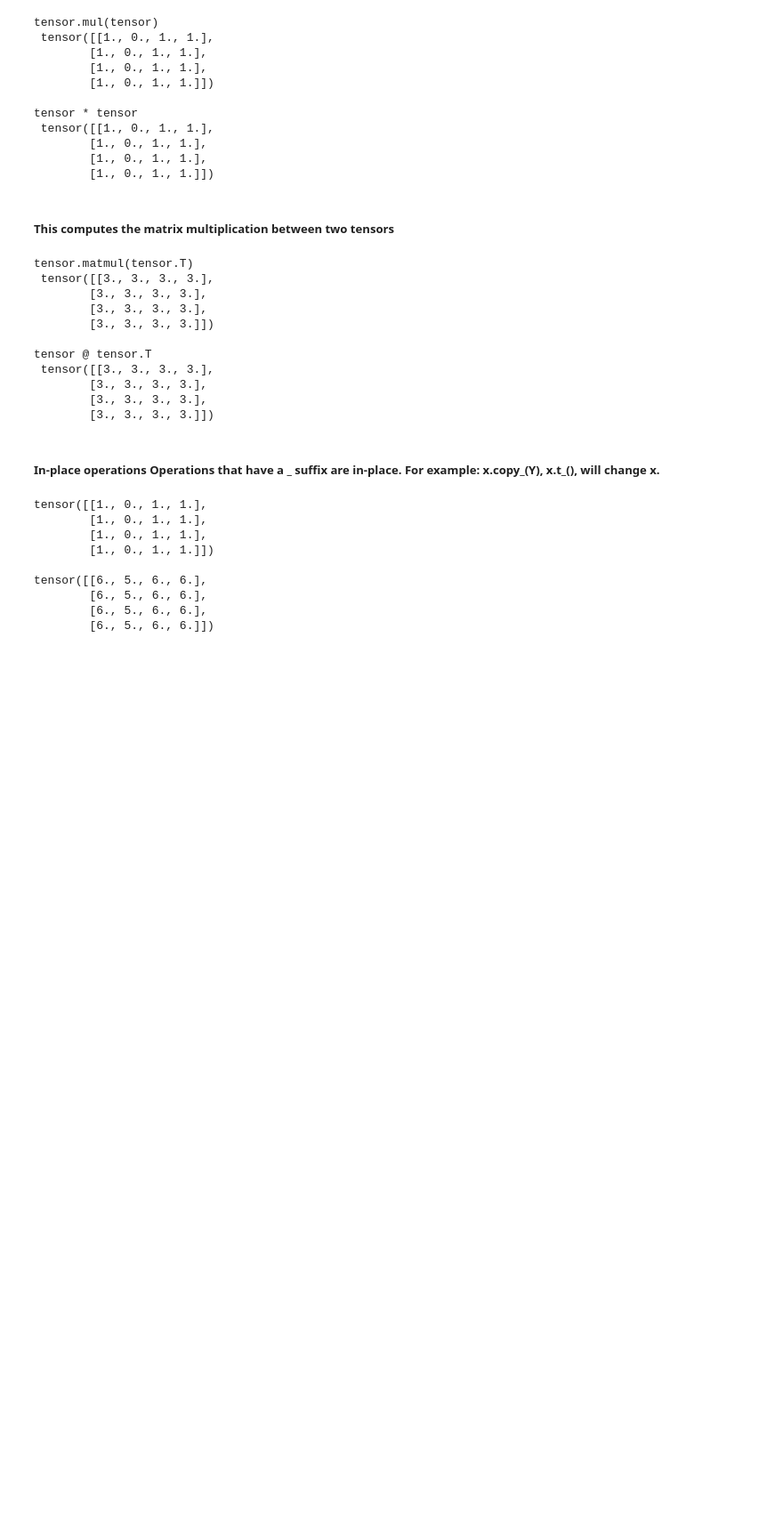
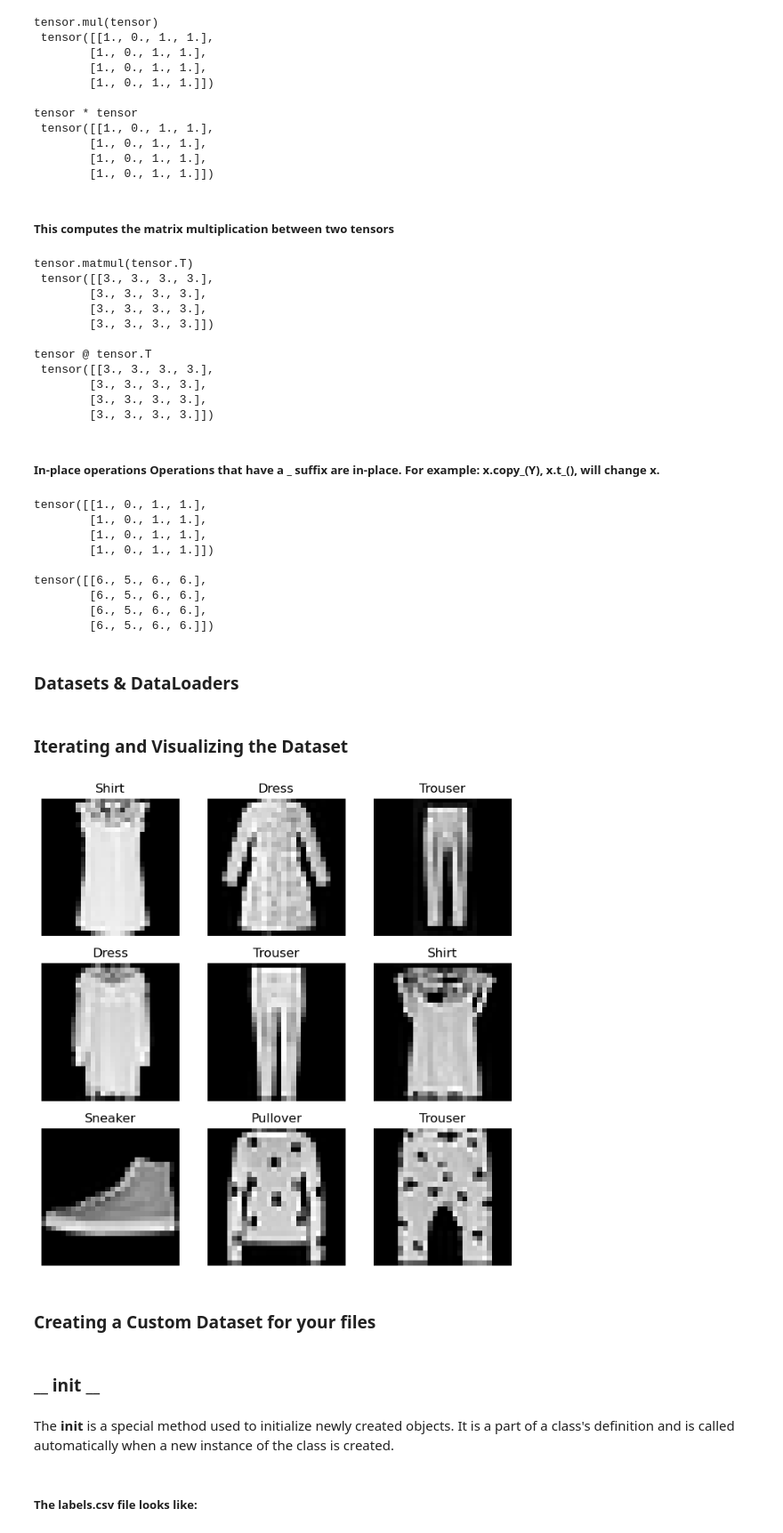
Before and after one commit to AnjaliML/ML101, a Jupyter notebook: ML_basics.ipynb, the cells around one changed output. Shown: that part at 89% size. Saved outputs shown, nothing was run; the diff lists cells and outputs as text; code cells hidden in the pictures; blank space fills up the shorter version.

```diff
--- a/ML_basics.ipynb
+++ b/ML_basics.ipynb
@@ -322,3 +322,55 @@ tensor([[6., 5., 6., 6.],
         [6., 5., 6., 6.],
         [6., 5., 6., 6.],
         [6., 5., 6., 6.]])
+# %% [markdown]
+### Datasets & DataLoaders
+# %% [markdown]
+### Iterating and Visualizing the Dataset
+# %%
+import torch
+from torch.utils.data import Dataset
+from torchvision import datasets
+from torchvision.transforms import ToTensor
+import matplotlib.pyplot as plt
+
+
+training_data = datasets.FashionMNIST(
+    root="data",
+    train=True,
+    download=True,
+    transform=ToTensor()
+)
+
+test_data = datasets.FashionMNIST(
+    root="data",
+    train=False,
+    download=True,
+    transform=ToTensor()
+)
+# %%
+labels_map = {
+    0: "T-Shirt",
+    1: "Trouser",
+    2: "Pullover",
+    3: "Dress",
+    4: "Coat",
+    5: "Sandal",
+    6: "Shirt",
+    7: "Sneaker",
+    8: "Bag",
+    9: "Ankle Boot",
+}
+figure = plt.figure(figsize=(8, 8))
+cols, rows = 3, 3
+for i in range(1, cols * rows + 1):
+    sample_idx = torch.randint(len(training_data), size=(1,)).item()
+    img, label = training_data[sample_idx]
+    figure.add_subplot(rows, cols, i)
+    plt.title(labels_map[label])
+    plt.axis("off")
+    plt.imshow(img.squeeze(), cmap="gray")
+plt.show()
+# %% [output]
+[figure, added]
+# %% [markdown]
+### Creating a Custom Dataset for your files
@@ -324,0 +401,6 @@ tensor([[6., 5., 6., 6.],
+# %% [markdown]
+### __ init __
+# %% [markdown]
+The __init__ is a special method used to initialize newly created objects. It is a part of a class's definition and is called automatically when a new instance of the class is created.
+# %% [markdown]
+##### The labels.csv file looks like:
```
Also changed, not shown: parts of 80 cells of this notebook.
